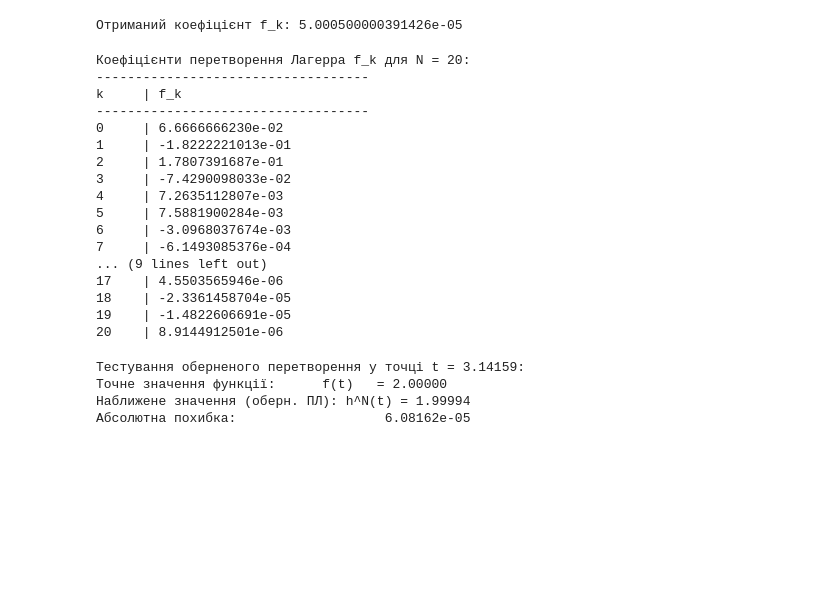
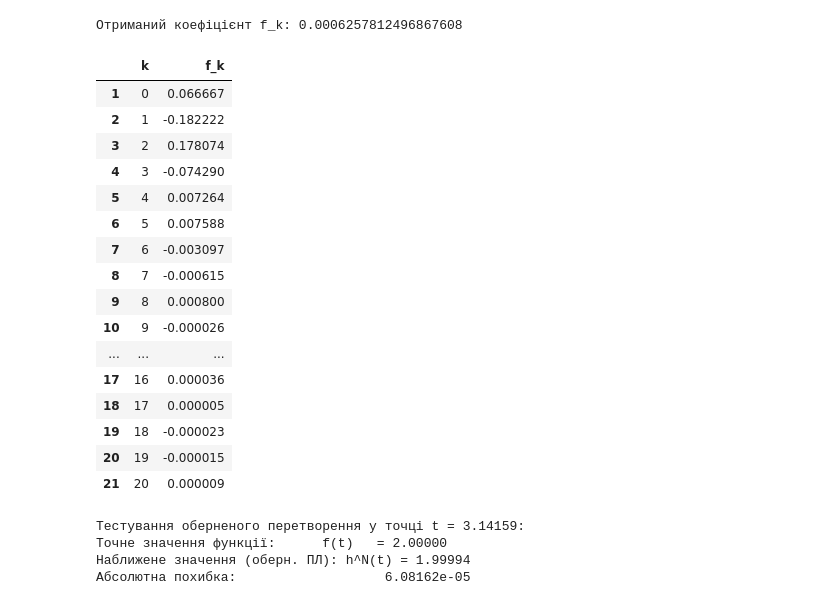
Before and after one commit to severinkrosnij-max/Project, a Jupyter notebook: task4,5,6,7,8_completed (2).ipynb, the cells around one changed output. Drawn from its saved outputs; the diff is of its cells as text; code cells hidden in the pictures; blank space fills up the shorter version.

Commit message:
new one withoun math which working

```diff
--- a/task4,5,6,7,8_completed (2).ipynb
+++ b/task4,5,6,7,8_completed (2).ipynb
@@ -7,7 +7,7 @@ def laguerre_func(t, n, beta=2.0, sigma=4.0):
     if n < 0 or beta < 0 or beta > sigma:
         raise ValueError("Некоректні вхідні дані")
 
-    base_multiplier = math.exp(t * (beta / -2.0)) * math.sqrt(sigma)
+    base_multiplier = np.exp(t * (beta / -2.0)) * np.sqrt(sigma)
 
     if n == 0:
         return base_multiplier
@@ -121,7 +120,7 @@ def Riemann_sum(steps, delta_t, k, f, beta=2.0, sigma=4.0,):
         t = i * delta_t
         val = f(t)
         l_k = laguerre_func(t, k, beta, sigma)
-        e = math.exp(-(sigma - beta) * t)
+        e = np.exp(-(sigma - beta) * t)
         I_prev += val * l_k * e
 
     return I_prev*delta_t
@@ -145,7 +144,7 @@ def transformation(f, T, k, steps=100, beta=2.0, sigma=4.0, epsilon=1e-3):
 result = transformation(
     k=2,
     T=50.0,
-    steps=1000000,
+    steps=10000,
     f=lambda t: laguerre_func(t, n=3, beta=2.0, sigma=4.0),
     beta=2.0,
     sigma=4.0
@@ -153,58 +152,58 @@ result = transformation(
 
 print(f"Отриманий коефіцієнт f_k: {result}")
 # %% [output]
-Отриманий коефіцієнт f_k: 5.000500000391426e-05
+Отриманий коефіцієнт f_k: 0.0006257812496867608
 # %%
 def f_task5(t):
     if 0 <= t <= 2 * np.pi:
         return np.sin(t - np.pi / 2) + 1
     else:
         return 0.0
 
 N = 20
-T_integration = 2 * math.pi
+T_integration = 2 * np.pi
 coefficients_f = np.array([ transformation(
         k=k,
         T=T_integration,
         f=f_task5,
         steps=1000,
         beta=2.0,
         sigma=4.0,
         epsilon=1e-4
     )for k in range(N + 1)])
 coefficients_for_df = np.array([(k, transformation(
         k=k,
         T=T_integration,
         f=f_task5,
         steps=1000,
         beta=2.0,
         sigma=4.0,
         epsilon=1e-4
     ))for k in range(N + 1)])
 
 df = pd.DataFrame(coefficients_for_df)
 df.index = range(1, len(df)+1)
 df.columns = ["k","f_k"]
 df["k"] = df["k"].astype(int)
 df
 # %% [output]
-Коефіцієнти перетворення Лагерра f_k для N = 20:
------------------------------------
-k     | f_k
------------------------------------
-0     | 6.6666666230e-02
-1     | -1.8222221013e-01
-2     | 1.7807391687e-01
-3     | -7.4290098033e-02
-4     | 7.2635112807e-03
-5     | 7.5881900284e-03
-6     | -3.0968037674e-03
-7     | -6.1493085376e-04
-... (9 lines left out)
-17    | 4.5503565946e-06
-18    | -2.3361458704e-05
-19    | -1.4822606691e-05
-20    | 8.9144912501e-06
+|  | k | f_k |
+| 1 | 0 | 0.066667 |
+| 2 | 1 | -0.182222 |
+| 3 | 2 | 0.178074 |
+| 4 | 3 | -0.074290 |
+| 5 | 4 | 0.007264 |
+| 6 | 5 | 0.007588 |
+| 7 | 6 | -0.003097 |
+| 8 | 7 | -0.000615 |
+| 9 | 8 | 0.000800 |
+| 10 | 9 | -0.000026 |
+| ... | ... | ... |
+| 17 | 16 | 0.000036 |
+| 18 | 17 | 0.000005 |
+| 19 | 18 | -0.000023 |
+| 20 | 19 | -0.000015 |
+| 21 | 20 | 0.000009 |
 # %%
 def inverse_laguerre_transform(h_seq, t, beta=2.0, sigma=4.0):
     result = 0.0
```
Also changed, not shown: parts of 4 cells of this notebook.
